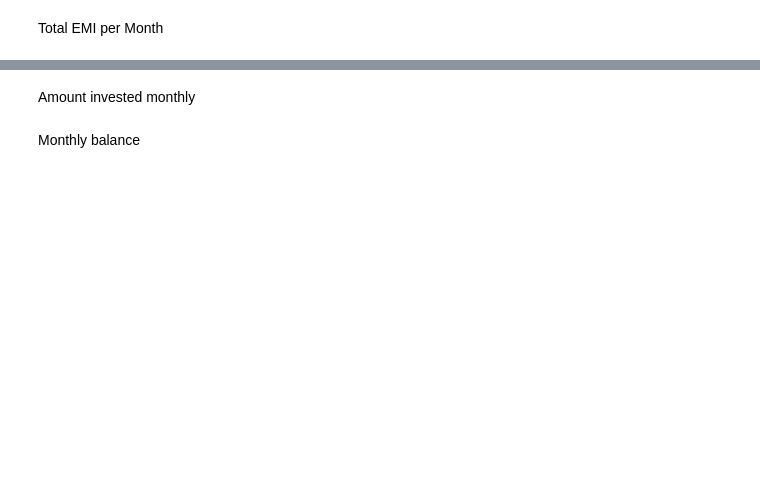
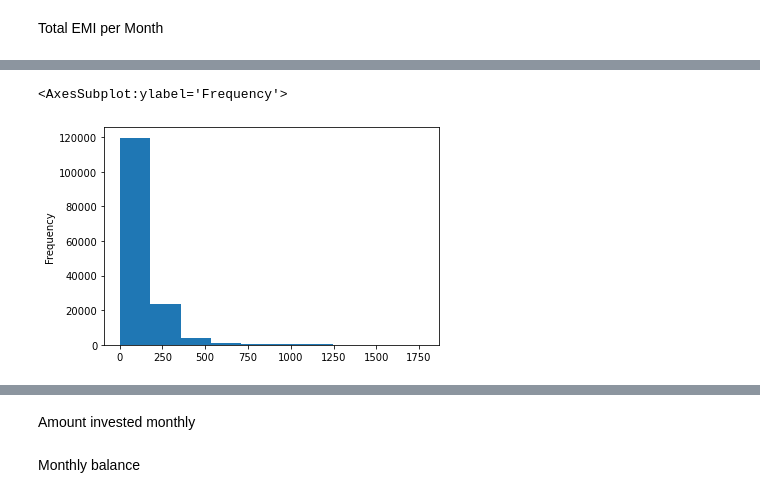
Before and after one commit to WnagZ/vis-and-dm, a Jupyter notebook: outliers.ipynb, the cells around one changed output, grey strips where cells are left out. Saved outputs shown, nothing was run; the diff lists cells and outputs as text; code cells hidden in the pictures; blank space fills up the shorter version.

```diff
--- a/outliers.ipynb
+++ b/outliers.ipynb
@@ -129,0 +100,38 @@ Total EMI per Month
+# %%
+
+def replace_outliers(df, col_name):
+    def replace_group_outliers(group):
+        mean = group[col_name].mean()
+        std = group[col_name].std()
+        mode = group[col_name].mode()
+        threshold = 4 * std  # Define your threshold here, based on standard deviation
+
+        group.loc[group[col_name] != mode[0], col_name] = pd.NA
+        return group
+
+    return df.groupby('Customer_ID').apply(replace_group_outliers)
+
+
+
+df = replace_outliers(df, 'Total_EMI_per_month')
+print(df['Total_EMI_per_month'])
+
+def fill_group(group, col_name):
+    mode = group[col_name].mode()
+
+    # Replace outliers with mode
+    group[col_name] = group[col_name].fillna(mode[0])
+
+    return group
+
+# Function to fill missing values and handle outliers
+def fill_missing_values(df, col_name):
+    grouped = df.groupby('Customer_ID')
+    filled_df = grouped.apply(fill_group, col_name=col_name)
+    return filled_df
+
+
+df = fill_missing_values(df, 'Total_EMI_per_month')
+
+print(df)
+print(df['Total_EMI_per_month'].describe())
@@ -129,0 +184,5 @@ Total EMI per Month
+# %%
+df['Total_EMI_per_month'].plot(kind='hist')
+# %% [output]
+<AxesSubplot:ylabel='Frequency'>
+[figure, added]
```
Also changed, not shown: parts of 14 cells of this notebook.
